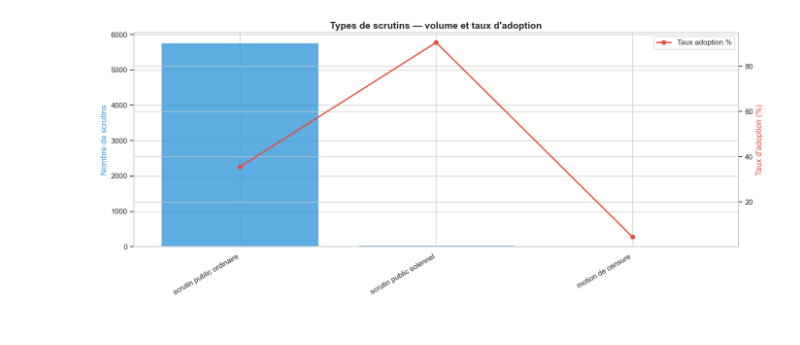
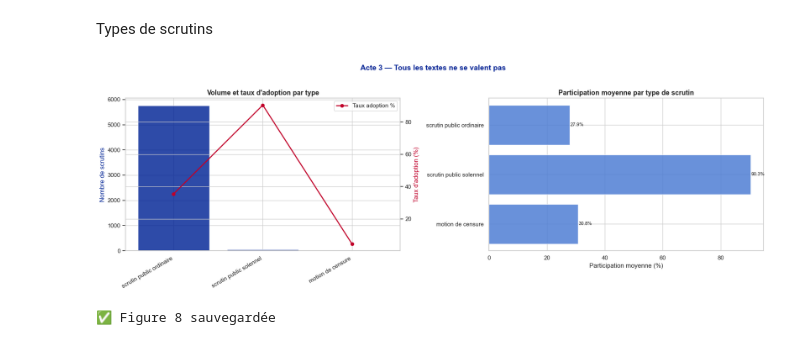
Before and after one commit to SNZAMBA65/data-pipeline-emploi, a Jupyter notebook: notebooks/02_analyse_scrutins.ipynb, the cells around one changed output. Saved outputs shown, nothing was run; the diff lists cells and outputs as text; code cells hidden in the pictures.

```diff
--- a/notebooks/02_analyse_scrutins.ipynb
+++ b/notebooks/02_analyse_scrutins.ipynb
@@ -134,17 +413,0 @@ Top scrutins les plus disputés
-# %%
-df_scrutins["ecart"] = abs(df_scrutins["pour"] - df_scrutins["contre"])
-df_scrutins["total_exprimes"] = df_scrutins["pour"] + df_scrutins["contre"]
-
-top_disputes = (
-    df_scrutins
-    .nsmallest(10, "ecart")
-    [["date", "titre_court", "pour", "contre", "ecart", "sort"]]
-    .copy()
-)
-
-print("🔥 TOP 10 SCRUTINS LES PLUS DISPUTÉS")
-print("=" * 80)
-for _, row in top_disputes.iterrows():
-    print(f"\n📅 {str(row['date'])[:10]} | {row['sort'].upper()}")
-    print(f"   {row['titre_court']}")
-    print(f"   ✅ Pour: {row['pour']} | ❌ Contre: {row['contre']} | Écart: {row['ecart']}")
@@ -171,34 +509,60 @@ Analyse par type de vote
+# %% [markdown]
+Types de scrutins
 # %%
 type_vote_stats = (
     df_scrutins
     .groupby("type_vote")
     .agg(
         nb=("uid", "count"),
         taux_adoption=("adopte", "mean"),
-        participation_moy=("taux_participation", "mean")
+        participation_moy=("taux_participation", "mean"),
+        ecart_moyen=("ecart", "mean")
     )
     .sort_values("nb", ascending=False)
     .head(8)
     .reset_index()
 )
 
-fig, ax = plt.subplots(figsize=(14, 6))
+fig, axes = plt.subplots(1, 2, figsize=(18, 6))
 
-x = range(len(type_vote_stats))
-bars = ax.bar(x, type_vote_stats["nb"], color="#3498db", alpha=0.8, edgecolor="white")
-ax2 = ax.twinx()
+x    = range(len(type_vote_stats))
+bars = axes[0].bar(x, type_vote_stats["nb"],
+                   color="#002395", alpha=0.82, edgecolor="white")
+ax2  = axes[0].twinx()
 ax2.plot(x, type_vote_stats["taux_adoption"] * 100,
-         color="#e74c3c", marker="o", linewidth=2, label="Taux adoption %")
-
-ax.set_xticks(x)
-ax.set_xticklabels(type_vote_stats["type_vote"], rotation=30, ha="right")
-ax.set_ylabel("Nombre de scrutins", color="#3498db")
-ax.set_title("Types de scrutins — volume et taux d'adoption", fontsize=14, fontweight="bold")
-ax2.set_ylabel("Taux d'adoption (%)", color="#e74c3c")
+         color="#C1002A", marker="o", linewidth=2,
+         label="Taux adoption %")
+axes[0].set_xticks(x)
+axes[0].set_xticklabels(
+    type_vote_stats["type_vote"], rotation=30, ha="right"
+)
+axes[0].set_ylabel("Nombre de scrutins", color="#002395")
+ax2.set_ylabel("Taux d'adoption (%)", color="#C1002A")
+axes[0].set_title("Volume et taux d'adoption par type",
+                   fontsize=13, fontweight="bold")
 ax2.legend(loc="upper right")
 
+axes[1].barh(
+    type_vote_stats["type_vote"],
+    type_vote_stats["participation_moy"],
+    color="#4f7ed4", edgecolor="white", alpha=0.85
+)
+for i, val in enumerate(type_vote_stats["participation_moy"]):
+    axes[1].text(val + 0.2, i, f"{val:.1f}%", va="center", fontsize=9)
+axes[1].set_xlabel("Participation moyenne (%)")
+axes[1].set_title("Participation moyenne par type de scrutin",
+                   fontsize=13, fontweight="bold")
+axes[1].invert_yaxis()
+
+plt.suptitle(
+    "Acte 3 — Tous les textes ne se valent pas",
+    fontsize=14, fontweight="bold", y=1.02, color="#002395"
+)
 plt.tight_layout()
-plt.savefig("../data/processed/06_types_scrutins.png", dpi=150, bbox_inches="tight")
+plt.savefig("../data/processed/08_types_scrutins.png",
+            dpi=150, bbox_inches="tight")
 plt.show()
+print("✅ Figure 8 sauvegardée")
 # %% [output]
-[figure, old version]
+[figure, new version]
+✅ Figure 8 sauvegardée
```
Also changed, not shown: parts of 27 cells of this notebook, 3 other files.
